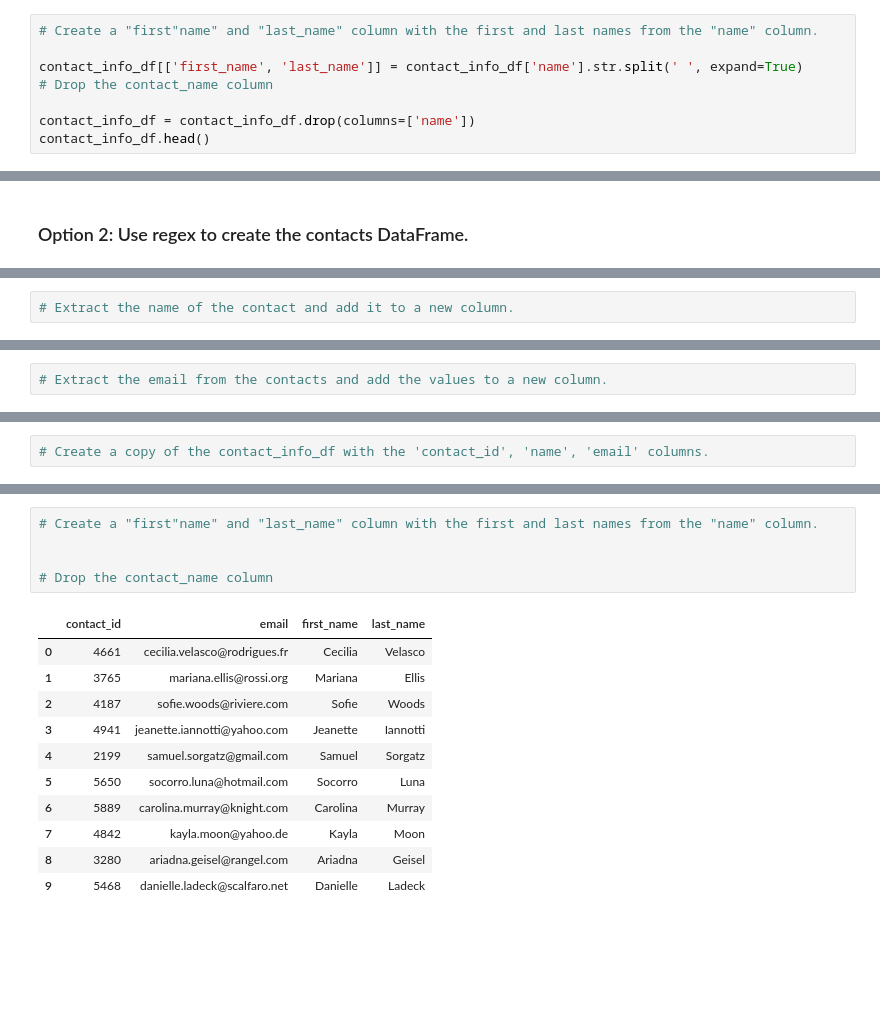
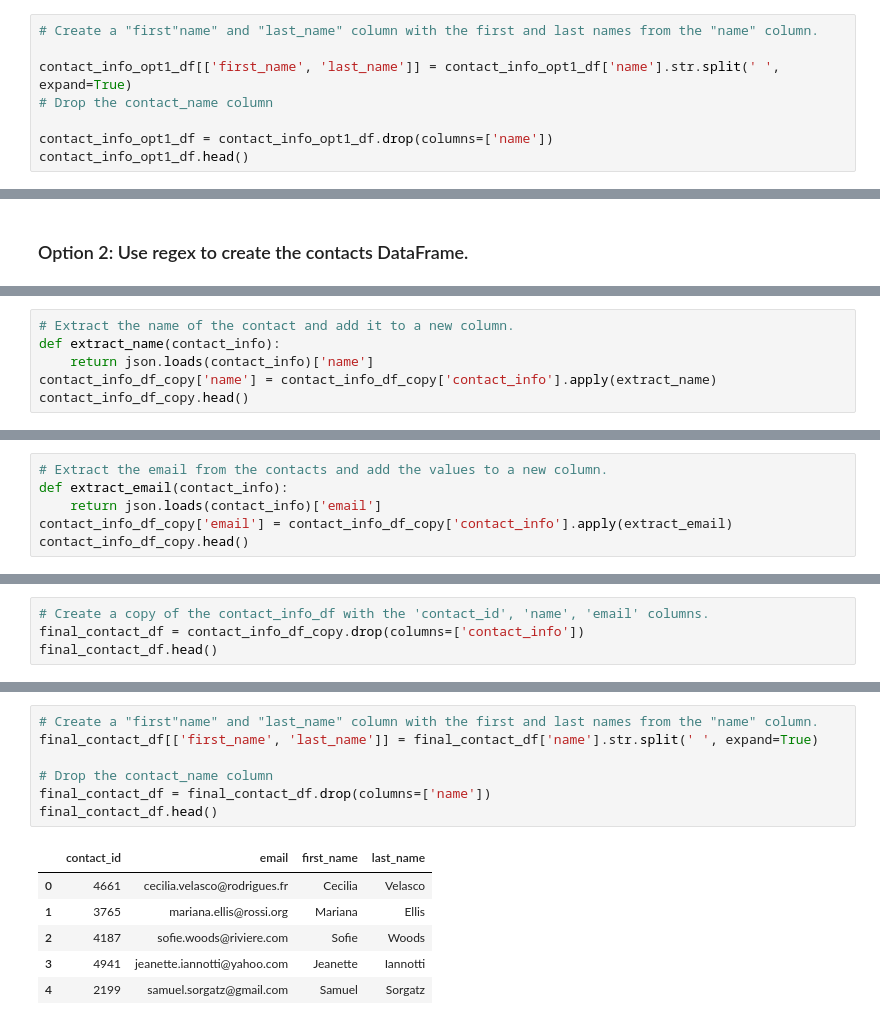
Before and after one commit to brandonhayes13/Crowdfunding_ETL, a Jupyter notebook: ETL_Mini_Project_BHayes_JKim.ipynb, the cells around one changed output, grey strips where cells are left out. Saved outputs shown, nothing was run; the diff lists cells and outputs as text; blank space fills up the shorter version.

```diff
--- a/ETL_Mini_Project_BHayes_JKim.ipynb
+++ b/ETL_Mini_Project_BHayes_JKim.ipynb
@@ -365,11 +351,11 @@ memory usage: 23.6+ KB
 # %%
 # Create a "first"name" and "last_name" column with the first and last names from the "name" column.
 
-contact_info_df[['first_name', 'last_name']] = contact_info_df['name'].str.split(' ', expand=True)
+contact_info_opt1_df[['first_name', 'last_name']] = contact_info_opt1_df['name'].str.split(' ', expand=True)
 # Drop the contact_name column
 
-contact_info_df = contact_info_df.drop(columns=['name'])
-contact_info_df.head()
+contact_info_opt1_df = contact_info_opt1_df.drop(columns=['name'])
+contact_info_opt1_df.head()
 # %% [output]
 |  | contact_id | email | first_name | last_name |
 | 0 | 4661 | cecilia.velasco@rodrigues.fr | Cecilia | Velasco |
@@ -473,6 +447,10 @@ dtypes: int64(1), object(1)
 memory usage: 15.8+ KB
 # %%
 # Extract the name of the contact and add it to a new column.
+def extract_name(contact_info):
+    return json.loads(contact_info)['name']
+contact_info_df_copy['name'] = contact_info_df_copy['contact_info'].apply(extract_name)
+contact_info_df_copy.head()
 # %% [output]
 |  | contact_info | contact_id | name |
 | 0 | {"contact_id": 4661, "name": "Cec... | 4661 | Cecilia Velasco |
@@ -488,5 +461,9 @@ memory usage: 15.8+ KB
 # %%
 # Extract the email from the contacts and add the values to a new column.
+def extract_email(contact_info):
+    return json.loads(contact_info)['email']
+contact_info_df_copy['email'] = contact_info_df_copy['contact_info'].apply(extract_email)
+contact_info_df_copy.head()
 # %% [output]
 |  | contact_info | contact_id | name | email |
 | 0 | {"contact_id": 4661, "name": "Cec... | 4661 | Cecilia Velasco | cecilia.velasco@rodrigues.fr |
@@ -502,5 +474,7 @@ memory usage: 15.8+ KB
 # %%
 # Create a copy of the contact_info_df with the 'contact_id', 'name', 'email' columns.
+final_contact_df = contact_info_df_copy.drop(columns=['contact_info'])
+final_contact_df.head()
 # %% [output]
 |  | contact_id | name | email |
 | 0 | 4661 | Cecilia Velasco | cecilia.velasco@rodrigues.fr |
@@ -516,17 +485,14 @@ memory usage: 15.8+ KB
 # %%
 # Create a "first"name" and "last_name" column with the first and last names from the "name" column.
-
+final_contact_df[['first_name', 'last_name']] = final_contact_df['name'].str.split(' ', expand=True)
 
 # Drop the contact_name column
+final_contact_df = final_contact_df.drop(columns=['name'])
+final_contact_df.head()
 # %% [output]
 |  | contact_id | email | first_name | last_name |
 | 0 | 4661 | cecilia.velasco@rodrigues.fr | Cecilia | Velasco |
 | 1 | 3765 | mariana.ellis@rossi.org | Mariana | Ellis |
 | 2 | 4187 | sofie.woods@riviere.com | Sofie | Woods |
 | 3 | 4941 | jeanette.iannotti@yahoo.com | Jeanette | Iannotti |
 | 4 | 2199 | samuel.sorgatz@gmail.com | Samuel | Sorgatz |
-| 5 | 5650 | socorro.luna@hotmail.com | Socorro | Luna |
-| 6 | 5889 | carolina.murray@knight.com | Carolina | Murray |
-| 7 | 4842 | kayla.moon@yahoo.de | Kayla | Moon |
-| 8 | 3280 | ariadna.geisel@rangel.com | Ariadna | Geisel |
-| 9 | 5468 | danielle.ladeck@scalfaro.net | Danielle | Ladeck |
```
Also changed, not shown: parts of 23 cells of this notebook, 1 other file.
